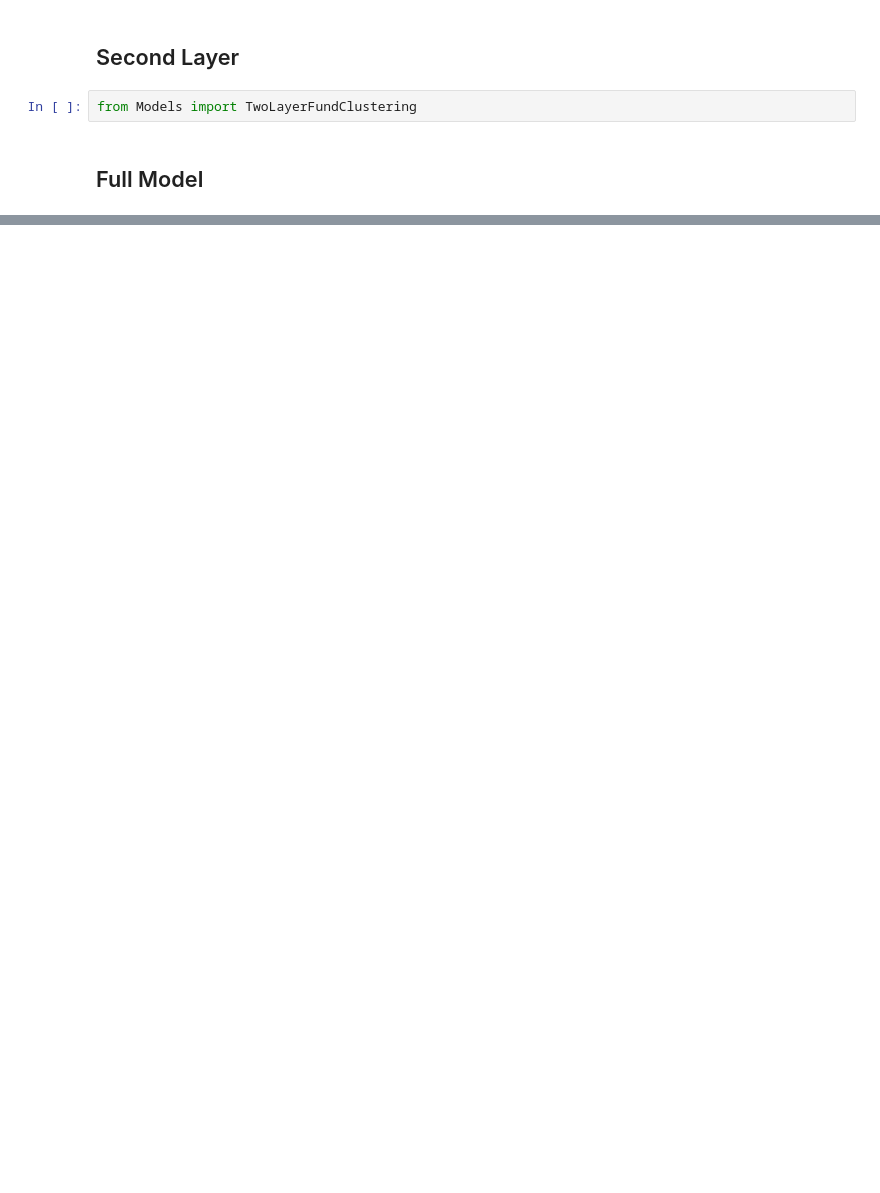
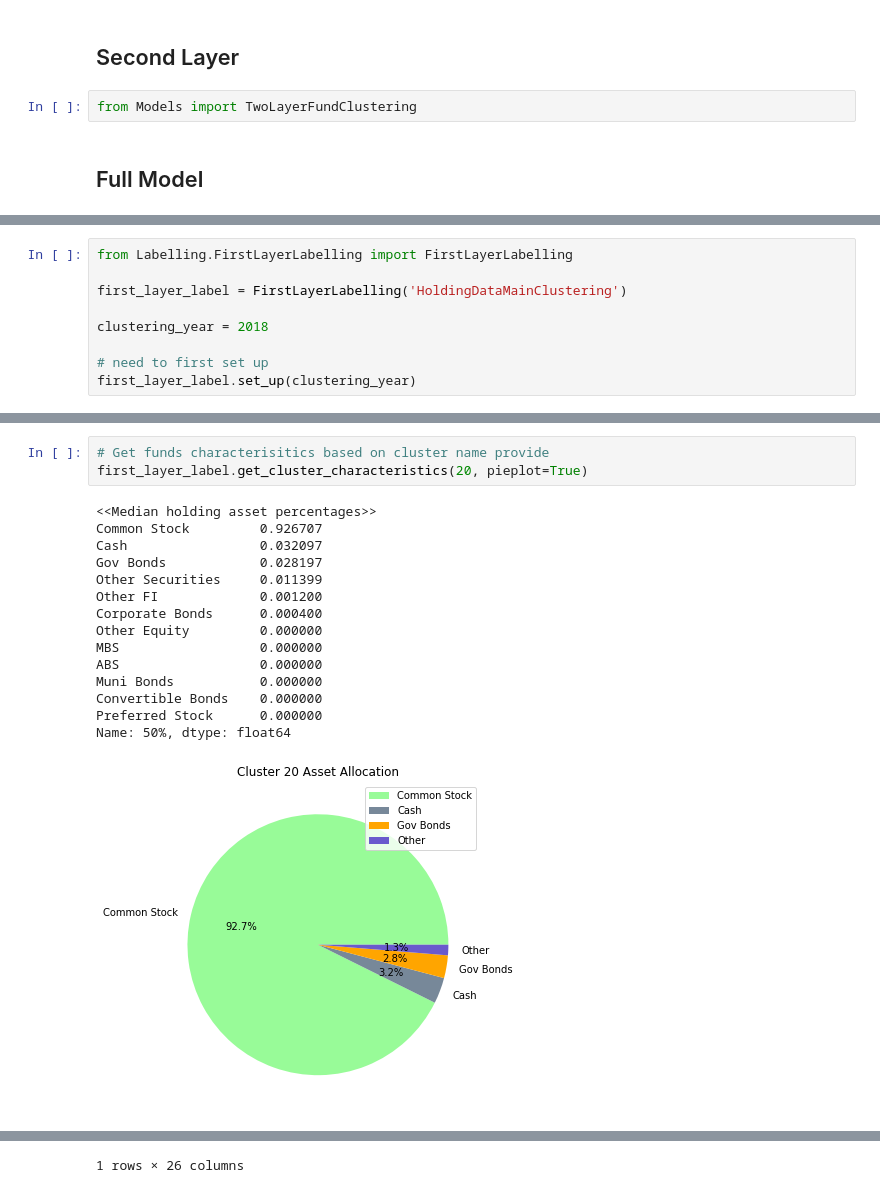
Before and after one commit to glangetasq/FundClustering_Fall2020, a Jupyter notebook: Workflow.ipynb, the cells around one changed output, grey strips where cells are left out. Cells and saved outputs as stored; diff of their text form; blank space fills up the shorter version.

Commit message:
Added labelling part in workflow

```diff
--- a/Workflow.ipynb
+++ b/Workflow.ipynb
@@ -40,0 +43,9 @@ KeyboardInterrupt:
+# %%
+from Labelling.FirstLayerLabelling import FirstLayerLabelling
+
+first_layer_label = FirstLayerLabelling('HoldingDataMainClustering')
+
+clustering_year = 2018
+
+# need to first set up
+first_layer_label.set_up(clustering_year)
@@ -40,0 +123,19 @@ KeyboardInterrupt:
+# %%
+# Get funds characterisitics based on cluster name provide
+first_layer_label.get_cluster_characteristics(20, pieplot=True)
+# %% [output]
+<<Median holding asset percentages>>
+Common Stock         0.926707
+Cash                 0.032097
+Gov Bonds            0.028197
+Other Securities     0.011399
+Other FI             0.001200
+Corporate Bonds      0.000400
+Other Equity         0.000000
+MBS                  0.000000
+ABS                  0.000000
+Muni Bonds           0.000000
+Convertible Bonds    0.000000
+Preferred Stock      0.000000
+Name: 50%, dtype: float64
+[figure, added]
@@ -40,0 +145 @@ KeyboardInterrupt:
+1 rows × 26 columns
```
Also changed, not shown: parts of 20 cells of this notebook.
